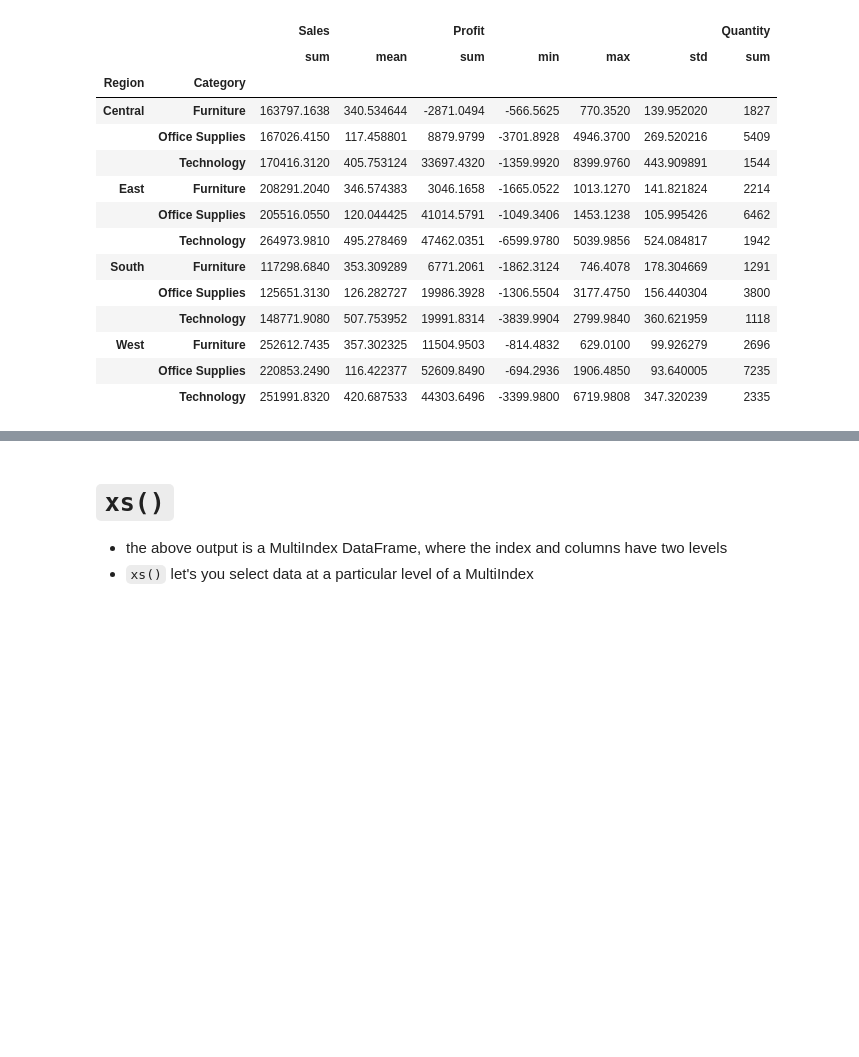
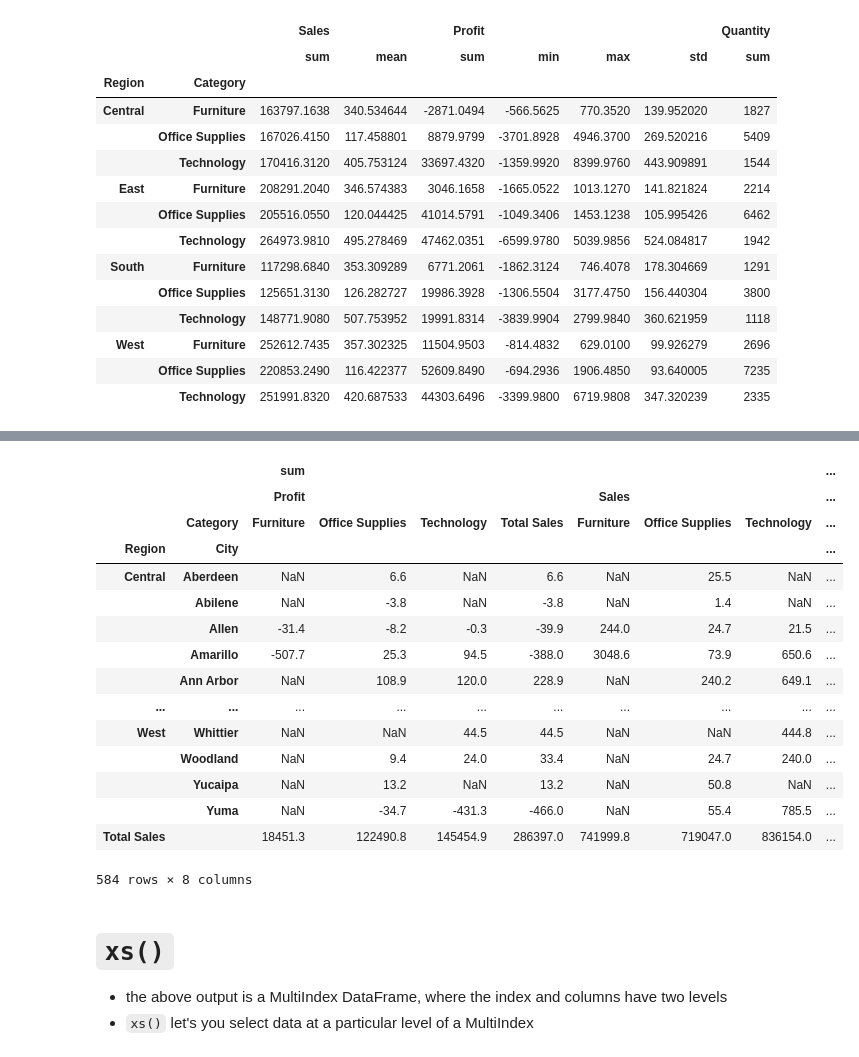
Before and after one commit to MaCoZu/Python, a Jupyter notebook: NOTEBOOKS/pandas/00_data_analysis_in_pandas.ipynb, the cells around one changed output, grey strips where cells are left out. Drawn from its saved outputs; the diff is of its cells as text; code cells hidden in the pictures; blank space fills up the shorter version.

```diff
--- a/NOTEBOOKS/pandas/00_data_analysis_in_pandas.ipynb
+++ b/NOTEBOOKS/pandas/00_data_analysis_in_pandas.ipynb
@@ -147,3 +272,29 @@ df.groupby(["Region", "Category"]).agg({
+# %%
+# the parameter take more than one argument, and you can create complex tables with it
+pd.pivot_table(df,
+               values=["Sales", 'Profit'],
+               columns=["Category"],
+               index=["Region", 'City'],
+               aggfunc=["sum"],
+               margins=True,
+               margins_name="Total Sales").round(1)
+# %% [output]
+|  |  | sum |  |  |  |  |  |  | ... |
+|  |  | Profit |  |  |  | Sales |  |  | ... |
+|  | Category | Furniture | Office Supplies | Technology | Total Sales | Furniture | Office Supplies | Technology | ... |
+| Region | City |  |  |  |  |  |  |  | ... |
+| Central | Aberdeen | NaN | 6.6 | NaN | 6.6 | NaN | 25.5 | NaN | ... |
+|  | Abilene | NaN | -3.8 | NaN | -3.8 | NaN | 1.4 | NaN | ... |
+|  | Allen | -31.4 | -8.2 | -0.3 | -39.9 | 244.0 | 24.7 | 21.5 | ... |
+|  | Amarillo | -507.7 | 25.3 | 94.5 | -388.0 | 3048.6 | 73.9 | 650.6 | ... |
+|  | Ann Arbor | NaN | 108.9 | 120.0 | 228.9 | NaN | 240.2 | 649.1 | ... |
+| ... | ... | ... | ... | ... | ... | ... | ... | ... | ... |
+| West | Whittier | NaN | NaN | 44.5 | 44.5 | NaN | NaN | 444.8 | ... |
+|  | Woodland | NaN | 9.4 | 24.0 | 33.4 | NaN | 24.7 | 240.0 | ... |
+|  | Yucaipa | NaN | 13.2 | NaN | 13.2 | NaN | 50.8 | NaN | ... |
+|  | Yuma | NaN | -34.7 | -431.3 | -466.0 | NaN | 55.4 | 785.5 | ... |
+| Total Sales |  | 18451.3 | 122490.8 | 145454.9 | 286397.0 | 741999.8 | 719047.0 | 836154.0 | ... |
+584 rows × 8 columns
 # %% [markdown]
 # `xs()`
 - the above output is a MultiIndex DataFrame, where the index and columns have two levels
```
Also changed, not shown: parts of 34 cells of this notebook, 4 other files.
